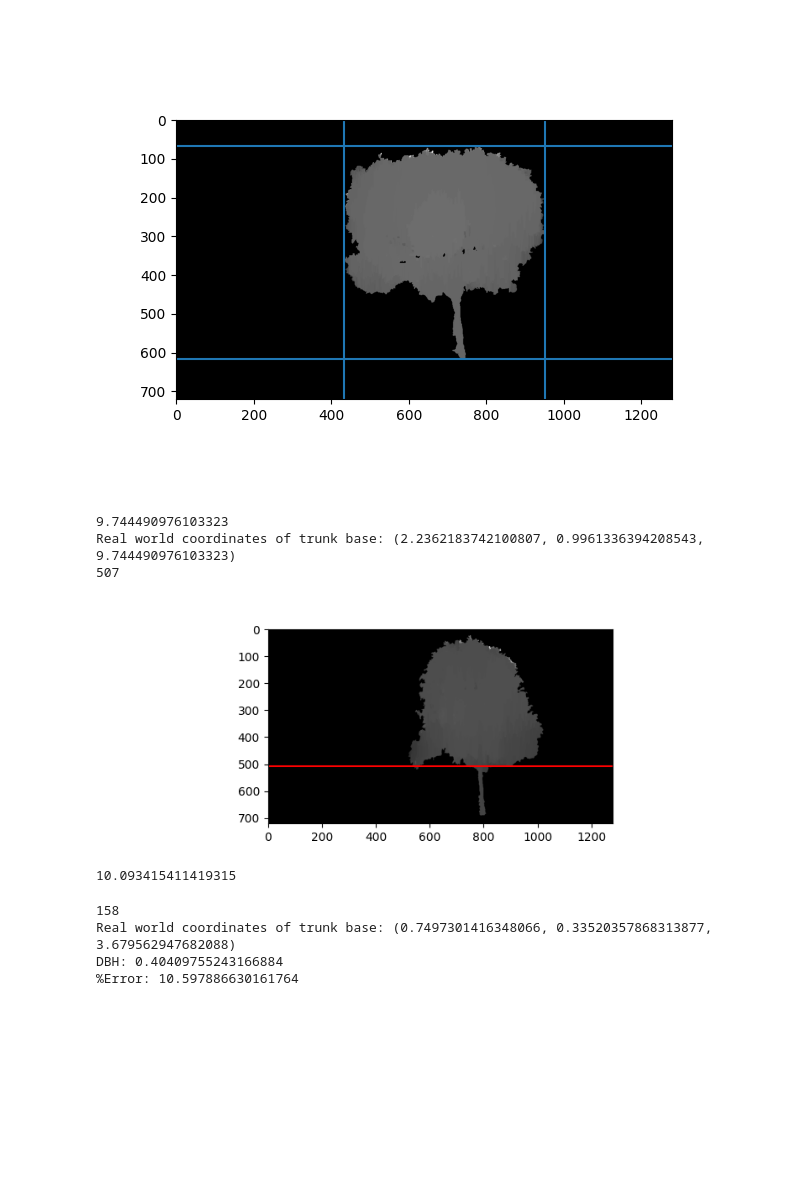
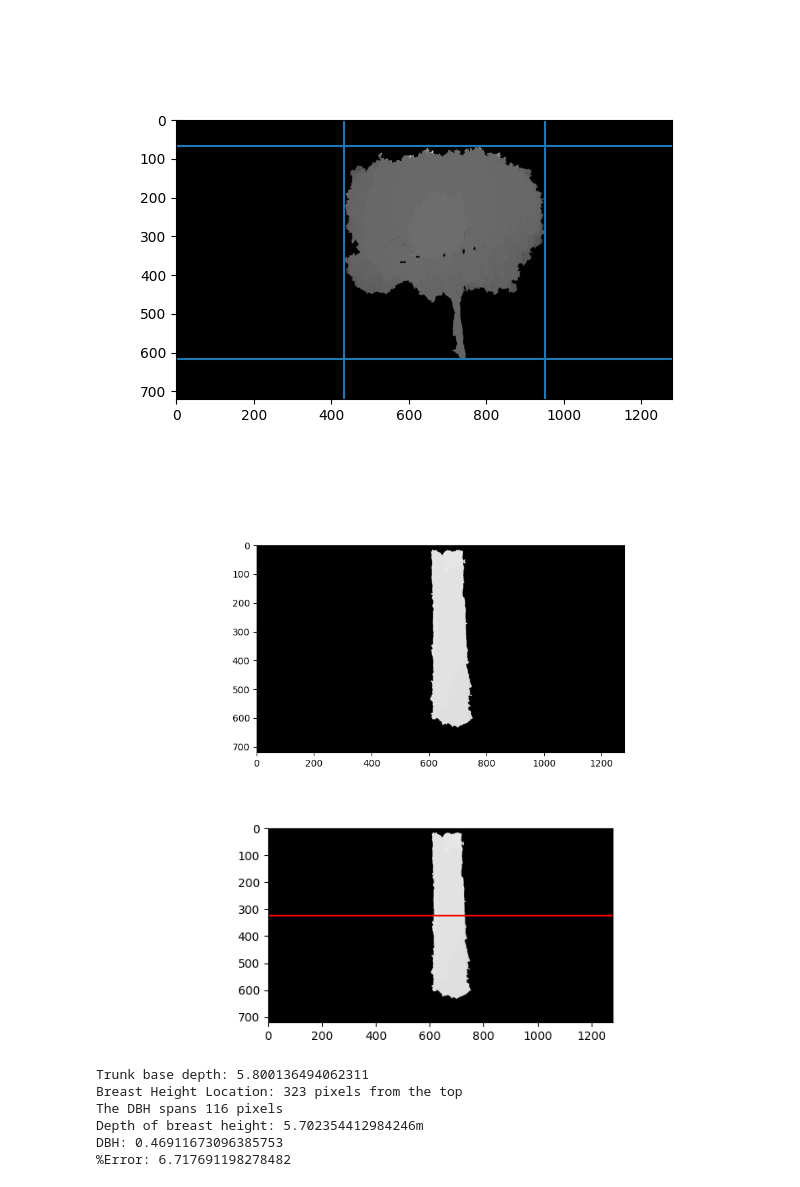
Before and after one commit to kiplimock/image-processing, a Jupyter notebook: disparity.ipynb, the cells around one changed output. Cells and saved outputs as stored; diff of their text form; code cells hidden in the pictures; blank space fills up the shorter version.

```diff
--- a/disparity.ipynb
+++ b/disparity.ipynb
@@ -401,19 +394,21 @@ def computeDepthMap(imgL, imgR, mask):
 # %%
 
 # ------------------------------------- #
 # LOAD IMAGES
 # ------------------------------------- #
-imgL = cv2.imread('area/left_9.png', 0)
-imgR = cv2.imread('area/right_9.png', 0)
-mask = cv2.imread('trees2/mask_3.png', 0)
+imgL = cv2.imread('campus/left_3.png', 0)
+imgR = cv2.imread('campus/right_3.png', 0)
+mask = cv2.imread('campus/mask_3.png', 0)
 
 # imgL = cv2.imread('trees/left_5.png', 0)
 # imgR = cv2.imread('trees/right_5.png', 0)
 # mask = cv2.imread('trees/masked_disparity_maps/masked_disparity_8.png', 0)
 
 depth = computeDepthMap(imgL, imgR, mask)
 
 plt.close()
 plt.figure(figsize=(10,4))
 plt.imshow(depth, 'gray')
 plt.show()
+# %% [output]
+[figure, added]
@@ -441,28 +414,0 @@ depth = cv2.imread('area/masked/masked_8.png', 0)
-# %%
-base_px = pixel_of_interest(depth, 'dbh')
-zc = fit_disp2dist(base_px)
-print(zc)
-bh = compute_bh(depth, zc)
-print(bh)
-plot_bh(depth, bh)
-# %% [output]
-9.744490976103323
-Real world coordinates of trunk base: (2.2362183742100807, 0.9961336394208543, 9.744490976103323)
-507
-[figure, removed]
-# %%
-crown_px = pixel_of_interest(depth, 'cd')
-fit_disp2dist(crown_px)
-# %% [output]
-10.093415411419315
-# %%
-px = np.nonzero(depth[bh, :])[0]
-sz = px.size
-print(sz)
-da = fit_disp2dist(median_bh_pixels(depth)[1])
-compute_dbh(sz, da, 0.452)
-# %% [output]
-158
-Real world coordinates of trunk base: (0.7497301416348066, 0.33520357868313877, 3.679562947682088)
-DBH: 0.40409755243166884
-%Error: 10.597886630161764
@@ -468,0 +462,10 @@ DBH: 0.40409755243166884
+# %%
+show_dbh(depth, 0.5029)
+# %% [output]
+[figure, added]
+Trunk base depth: 5.800136494062311
+Breast Height Location: 323 pixels from the top
+The DBH spans 116 pixels
+Depth of breast height: 5.702354412984246m
+DBH: 0.46911673096385753
+%Error: 6.717691198278482
```
Also changed, not shown: parts of 13 cells of this notebook.
